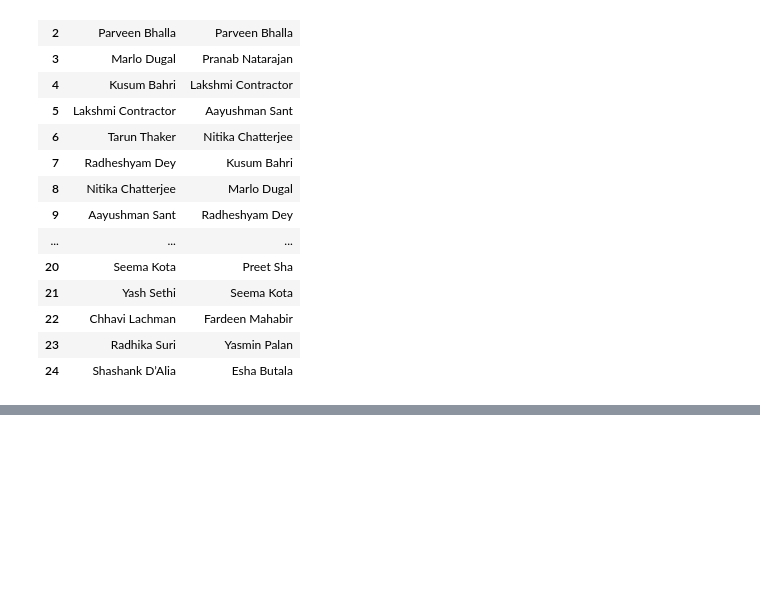
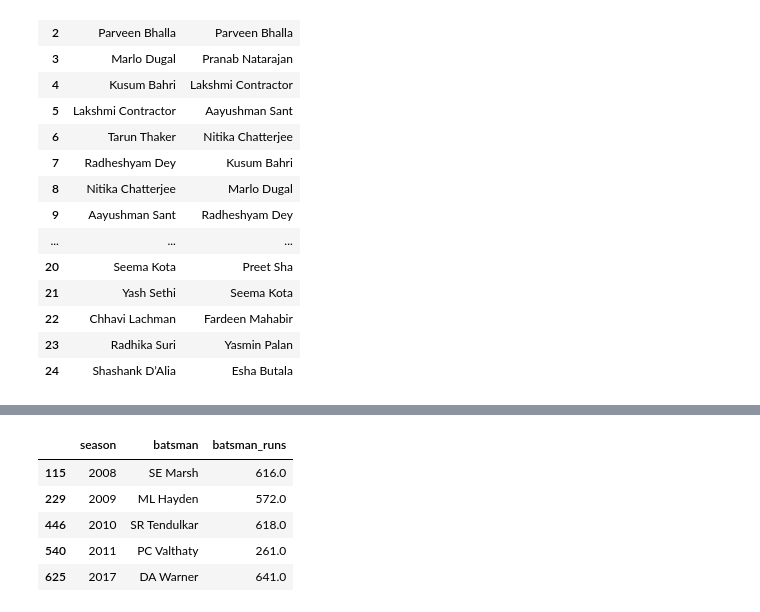
Before and after one commit to ShauryaPrakashVerma/Python_for_AI, a Jupyter notebook: Pandas.ipynb, the cells around one changed output, grey strips where cells are left out. Saved outputs shown, nothing was run; the diff lists cells and outputs as text; code cells hidden in the pictures; blank space fills up the shorter version.

```diff
--- a/Pandas.ipynb
+++ b/Pandas.ipynb
@@ -3488,0 +3546,12 @@ students.merge(students, how="inner", left_on='partner', right_on='student_id')[
+# %%
+# find top 3 stadiums with highest sixes/match ratio
+temp_df = deliveries.merge(matches, left_on="match_id", right_on="id")
+six_df = temp_df[temp_df['batsman_runs'] == 6]
+
+
+# stadium name --> no of sixes hit
+num_sixes = six_df.groupby('venue')['venue'].count()
+
+
+# no of matched in each stadium
+num_matches = matches['venue'].value_counts()   # since each row is a match
@@ -3488,0 +3567,10 @@ students.merge(students, how="inner", left_on='partner', right_on='student_id')[
+# %%
+# find orange cap holder of all the seasons
+temp_df.groupby(['season','batsman'])['batsman_runs'].sum().reset_index().sort_values('batsman_runs',ascending=False).drop_duplicates(subset=['season'], keep='first').sort_values('season')
+# %% [output]
+|  | season | batsman | batsman_runs |
+| 115 | 2008 | SE Marsh | 616.0 |
+| 229 | 2009 | ML Hayden | 572.0 |
+| 446 | 2010 | SR Tendulkar | 618.0 |
+| 540 | 2011 | PC Valthaty | 261.0 |
+| 625 | 2017 | DA Warner | 641.0 |
```
Also changed, not shown: parts of 7 cells of this notebook.
